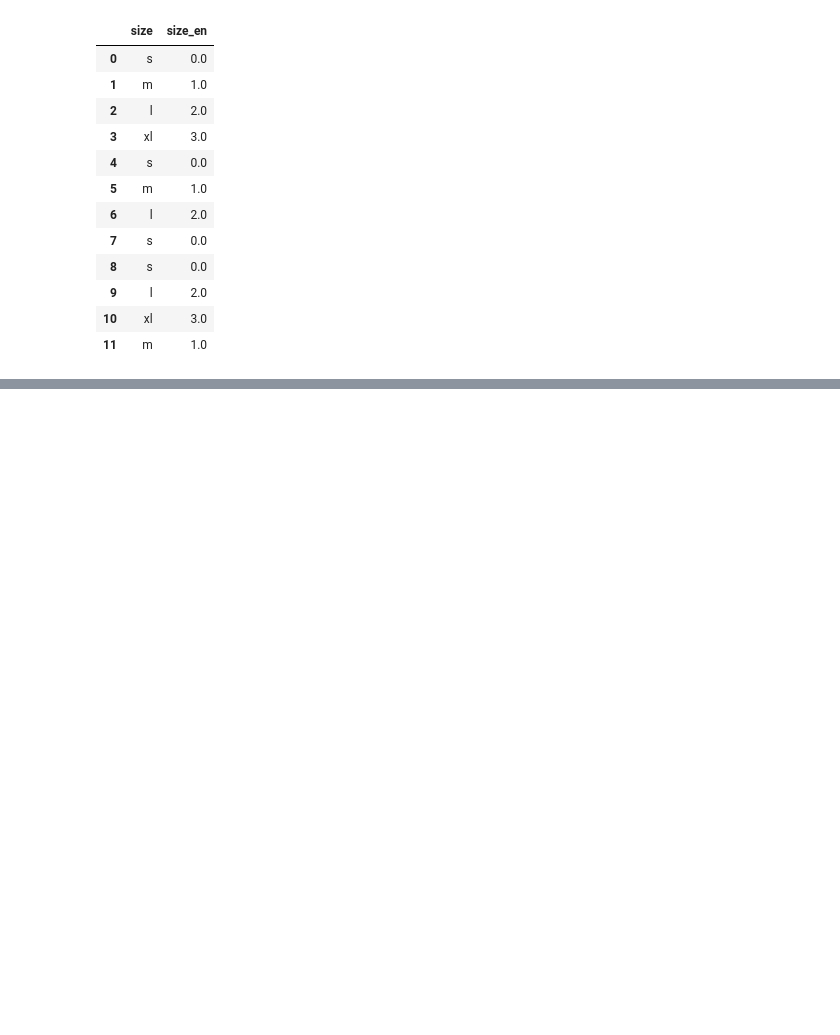
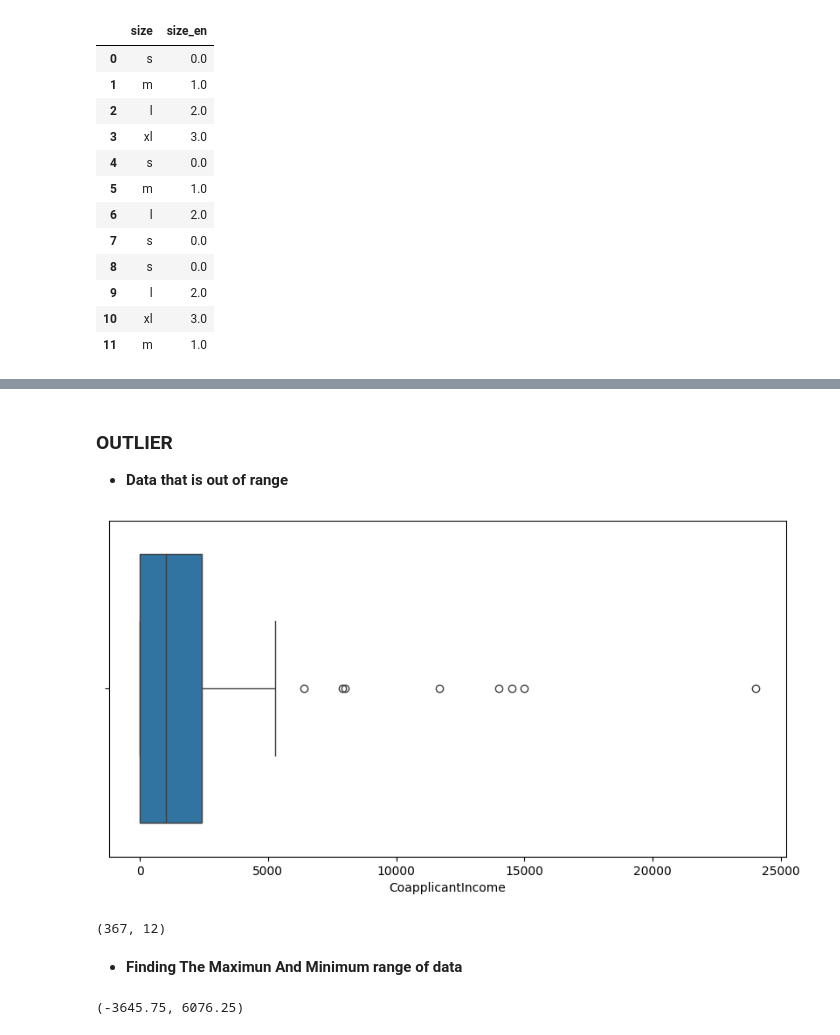
Before and after one commit to Hridayansh018/ML_Basics, a Jupyter notebook: file1.ipynb, the cells around one changed output, grey strips where cells are left out. Saved outputs shown, nothing was run; the diff lists cells and outputs as text; code cells hidden in the pictures; blank space fills up the shorter version.

```diff
--- a/file1.ipynb
+++ b/file1.ipynb
@@ -370,0 +409,3 @@ df
+# %%
+dataset = pd.read_csv("loan-test.csv")
+dataset.head()
@@ -370,0 +423,7 @@ df
+# %%
+en_data_ord = [['Rural','Semiurban','Urban']]
+oen = OrdinalEncoder(categories=en_data_ord)
+# %%
+oen.fit_transform(dataset[['Property_Area']])
+dataset['Property_Area']=oen.fit_transform(dataset[['Property_Area']])
+dataset.head()
@@ -370,0 +437,13 @@ df
+# %% [markdown]
+### **OUTLIER**
+- **Data that is out of range**
+# %%
+plt.figure(figsize=(10,5))
+sns.boxplot(x='CoapplicantIncome',data=dataset)
+plt.show()
+# %% [output]
+[figure, added]
+# %%
+dataset.shape
+# %% [output]
+(367, 12)
@@ -370,0 +455,8 @@ df
+# %% [markdown]
+- **Finding The Maximun And Minimum range of data**
+# %%
+min_range = q1-(1.5*IQR)
+max_range = q3+(1.5*IQR)
+min_range , max_range
+# %% [output]
+(-3645.75, 6076.25)
```
Also changed, not shown: parts of 16 cells of this notebook.
